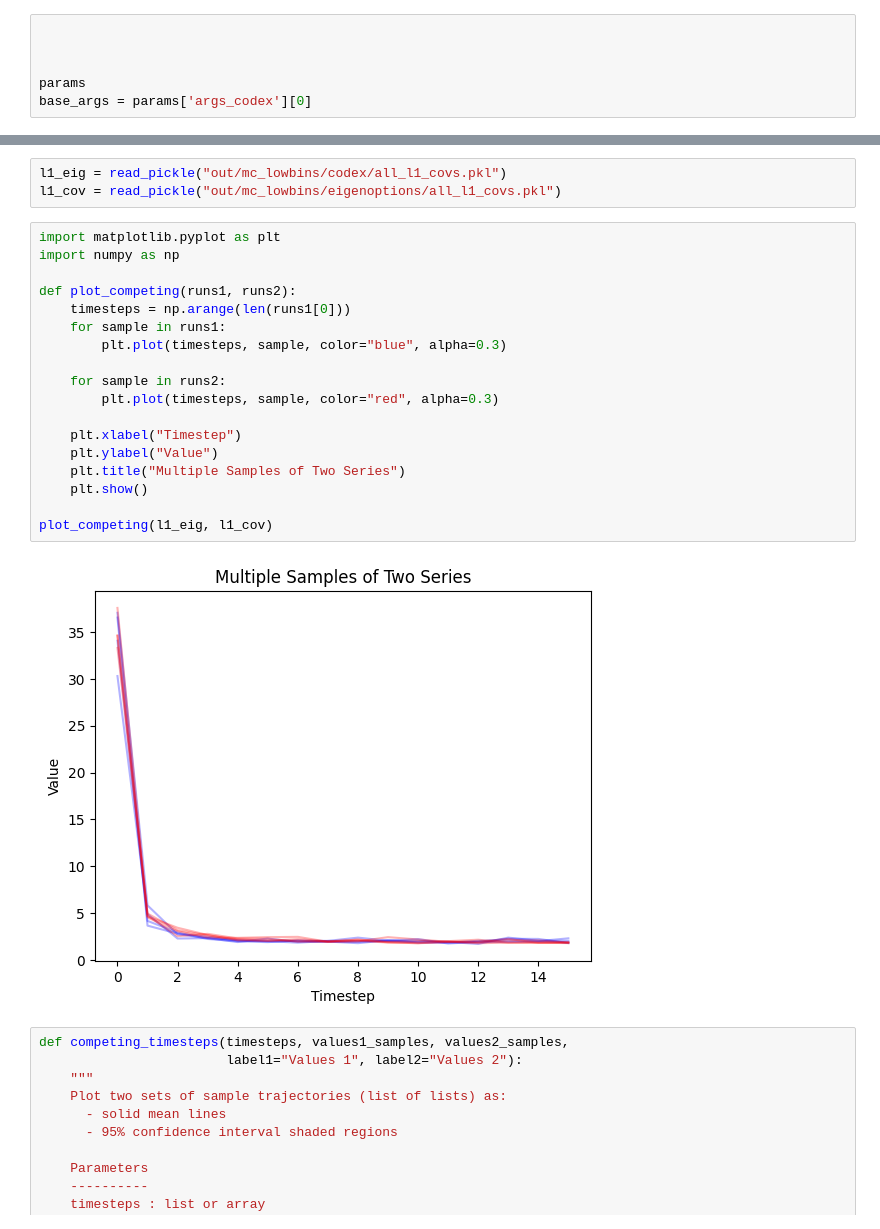
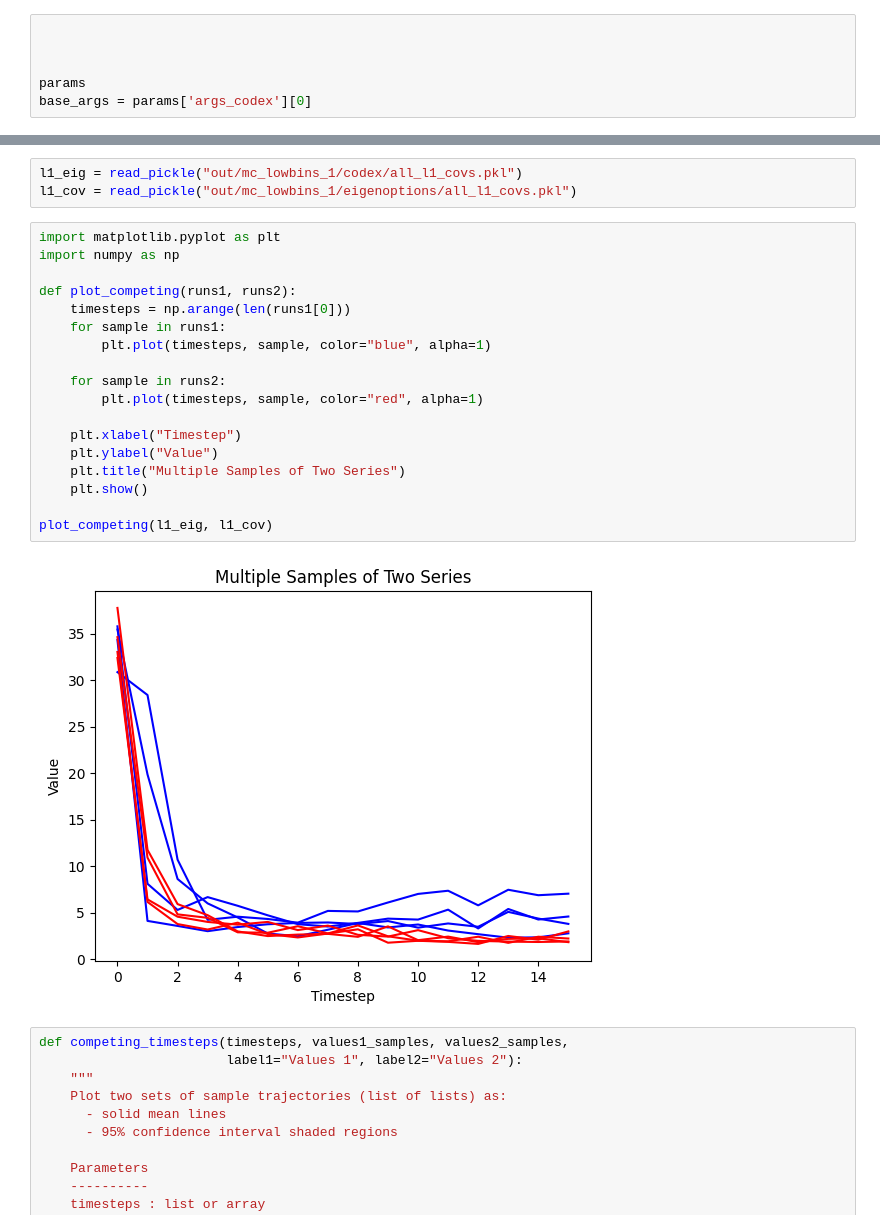
Before and after one commit to aaronma1/l1-cov, a Jupyter notebook: analysis.ipynb, the cells around one changed output, grey strips where cells are left out. Cells and saved outputs as stored; diff of their text form.

```diff
--- a/analysis.ipynb
+++ b/analysis.ipynb
@@ -52,26 +73,26 @@ plots_from_run(base_args, runs_c[2])
 # %%
-l1_eig = read_pickle("out/mc_lowbins/codex/all_l1_covs.pkl")
-l1_cov = read_pickle("out/mc_lowbins/eigenoptions/all_l1_covs.pkl")
+l1_eig = read_pickle("out/mc_lowbins_1/codex/all_l1_covs.pkl")
+l1_cov = read_pickle("out/mc_lowbins_1/eigenoptions/all_l1_covs.pkl")
 # %%
 import matplotlib.pyplot as plt
 import numpy as np
 
 def plot_competing(runs1, runs2):
     timesteps = np.arange(len(runs1[0]))
     for sample in runs1:
-        plt.plot(timesteps, sample, color="blue", alpha=0.3)
+        plt.plot(timesteps, sample, color="blue", alpha=1)
 
     for sample in runs2:
-        plt.plot(timesteps, sample, color="red", alpha=0.3)
+        plt.plot(timesteps, sample, color="red", alpha=1)
 
     plt.xlabel("Timestep")
     plt.ylabel("Value")
     plt.title("Multiple Samples of Two Series")
     plt.show()
 
 plot_competing(l1_eig, l1_cov)
 # %% [output]
-[figure, old version]
+[figure, new version]
 # %%
 def competing_timesteps(timesteps, values1_samples, values2_samples,
                         label1="Values 1", label2="Values 2"):
```
Also changed, not shown: parts of 5 cells of this notebook, 5 other files.
